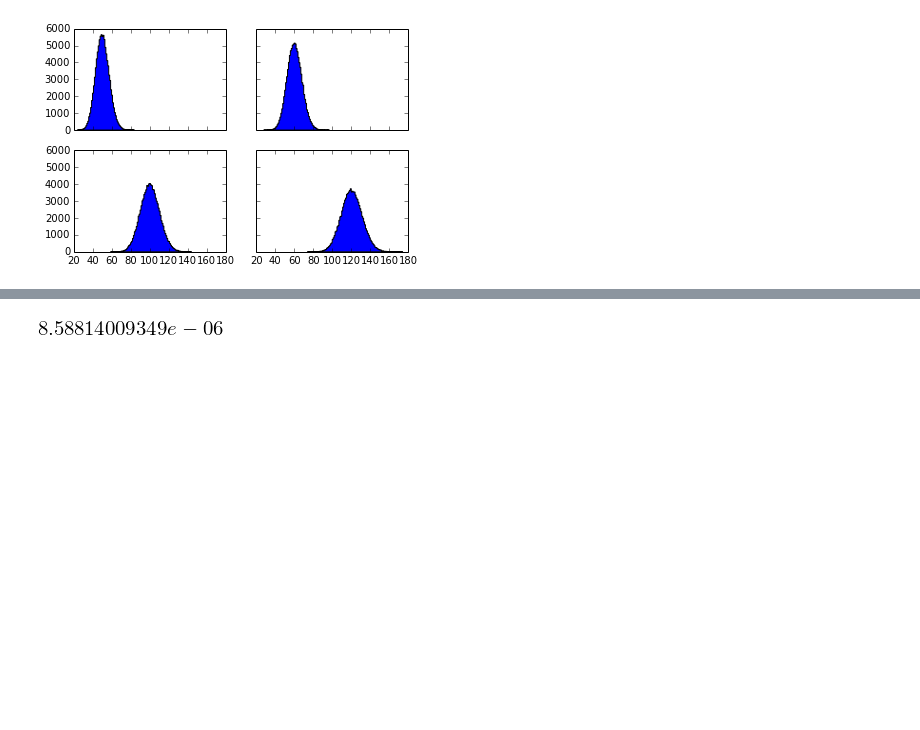
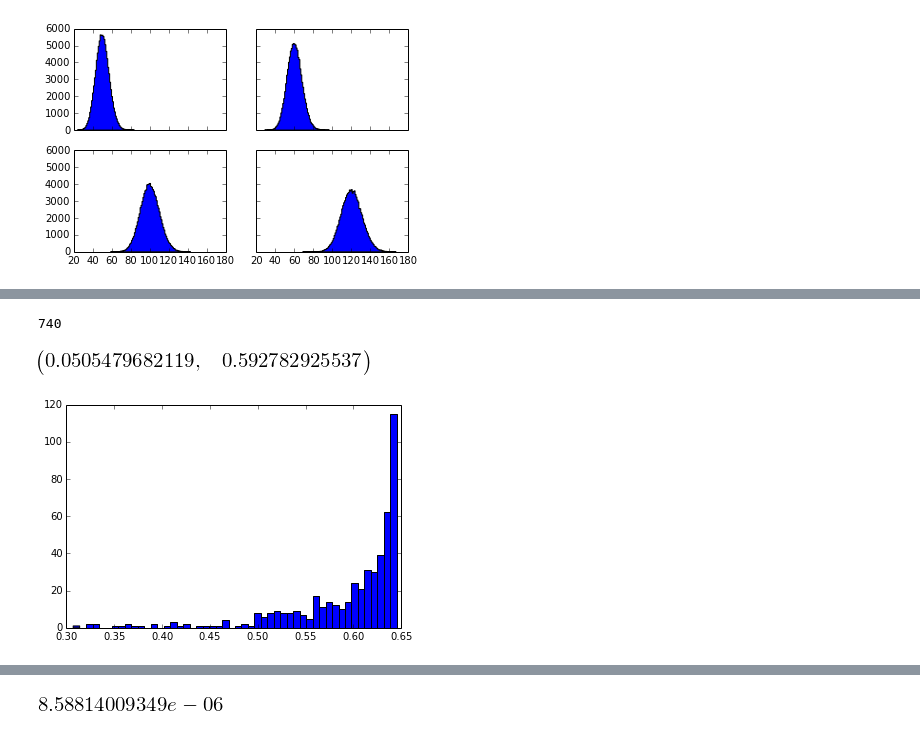
Before and after one commit to lukasheinrich/code-snippets, a Jupyter notebook: DGSSfast.ipynb, the cells around one changed output, grey strips where cells are left out. Saved outputs shown, nothing was run; the diff lists cells and outputs as text; code cells hidden in the pictures; blank space fills up the shorter version.

Commit message:
slices

```diff
--- a/DGSSfast.ipynb
+++ b/DGSSfast.ipynb
@@ -92,3 +111,15 @@ rocdata_truth = get_roc(sb_n1,sb_n2,b_n1,b_n2,b1,b2,s1,s2)
+# %%
+#take a vertical slice on the 0.05 point
+
+index = next(i for i,(x,l) in enumerate(rocslices) if x>0.05)
+print index
+plt.clf()
+h = plt.hist(rocslices[index][1], bins = 50)
+means[index]
+# %% [output]
+740
+[figure, added]
+[figure, added]
 # %%
 plt.clf()
 plt.figure()
```
Also changed, not shown: parts of 12 cells of this notebook.
